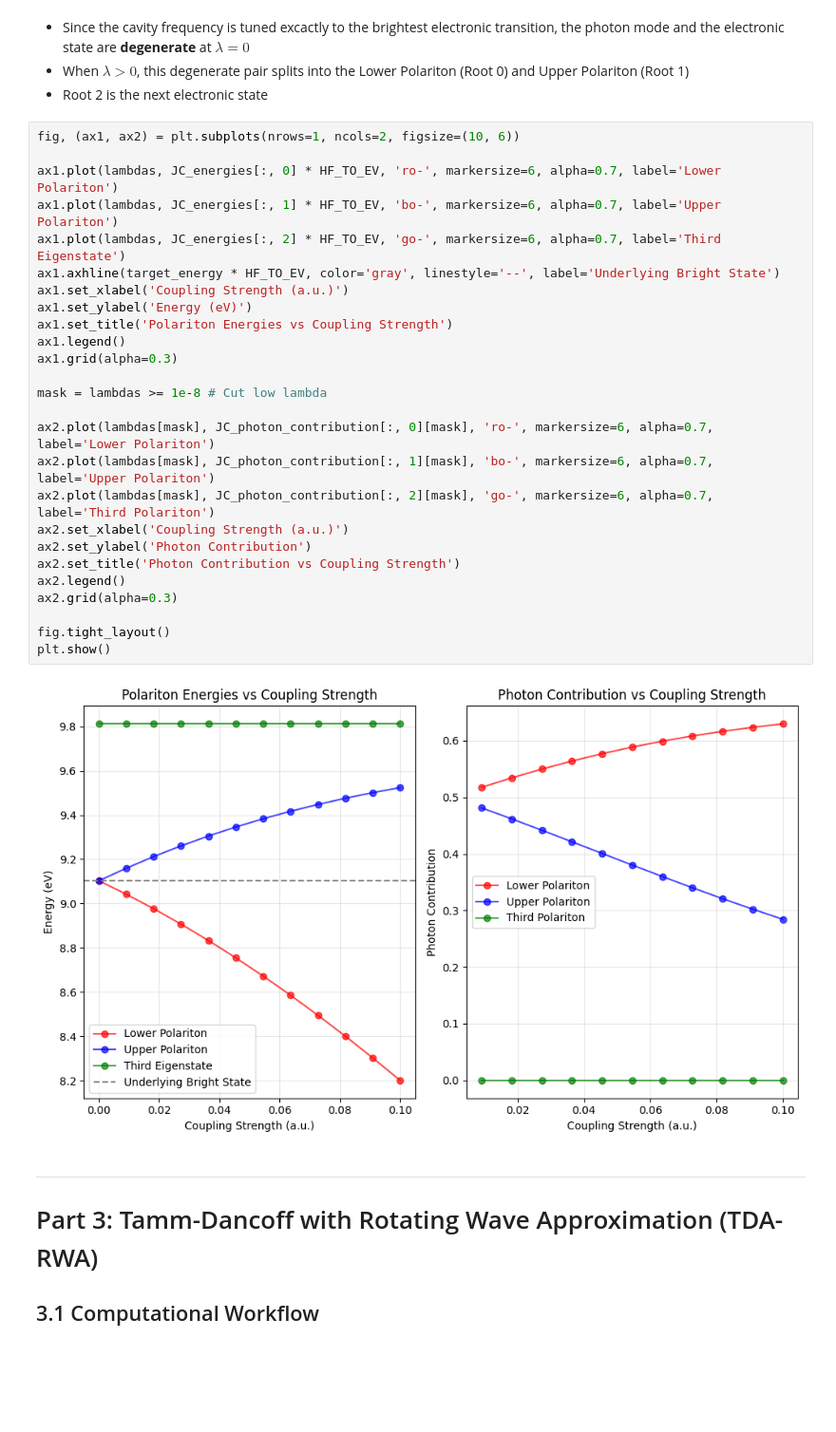
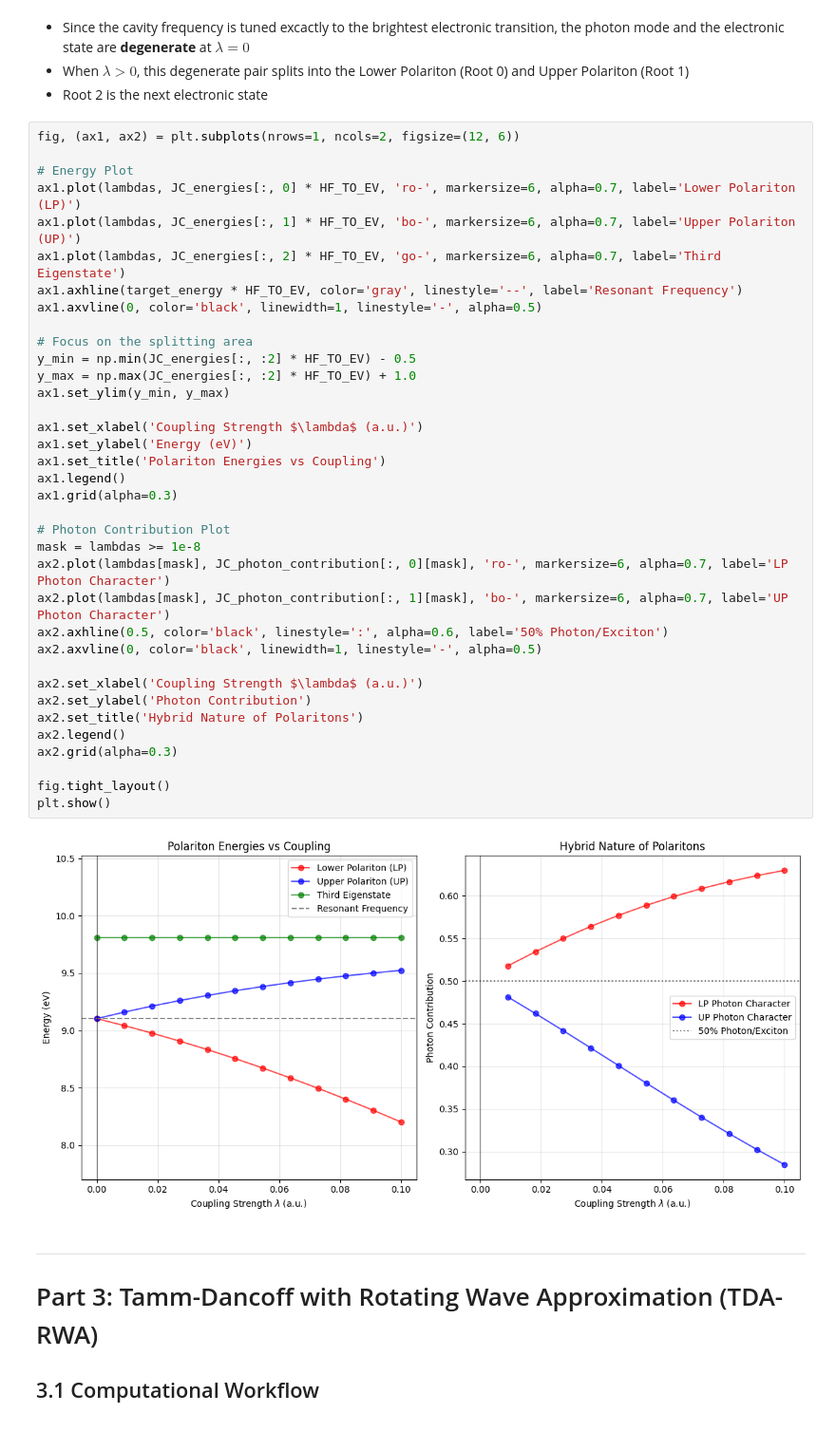
Before and after one commit to cc-ats/molecular-polariton-modeling, a Jupyter notebook: Lesson1_TDAJC.ipynb, the cells around one changed output. Shown at 95% size. Cells and saved outputs as stored; diff of their text form; blank space fills up the shorter version.

```diff
--- a/Lesson1_TDAJC.ipynb
+++ b/Lesson1_TDAJC.ipynb
@@ -363,33 +350,43 @@ Coupling: 0.100 a.u., Polariton Energies: [0.3014   0.349993 0.360578 0.363423 0
 + When $\lambda > 0$, this degenerate pair splits into the Lower Polariton (Root 0) and Upper Polariton (Root 1)
 + Root 2 is the next electronic state
 # %%
-fig, (ax1, ax2) = plt.subplots(nrows=1, ncols=2, figsize=(10, 6))
+fig, (ax1, ax2) = plt.subplots(nrows=1, ncols=2, figsize=(12, 6))
 
-ax1.plot(lambdas, JC_energies[:, 0] * HF_TO_EV, 'ro-', markersize=6, alpha=0.7, label='Lower Polariton')
-ax1.plot(lambdas, JC_energies[:, 1] * HF_TO_EV, 'bo-', markersize=6, alpha=0.7, label='Upper Polariton')
+# Energy Plot
+ax1.plot(lambdas, JC_energies[:, 0] * HF_TO_EV, 'ro-', markersize=6, alpha=0.7, label='Lower Polariton (LP)')
+ax1.plot(lambdas, JC_energies[:, 1] * HF_TO_EV, 'bo-', markersize=6, alpha=0.7, label='Upper Polariton (UP)')
 ax1.plot(lambdas, JC_energies[:, 2] * HF_TO_EV, 'go-', markersize=6, alpha=0.7, label='Third Eigenstate')
-ax1.axhline(target_energy * HF_TO_EV, color='gray', linestyle='--', label='Underlying Bright State')
-ax1.set_xlabel('Coupling Strength (a.u.)')
+ax1.axhline(target_energy * HF_TO_EV, color='gray', linestyle='--', label='Resonant Frequency')
+ax1.axvline(0, color='black', linewidth=1, linestyle='-', alpha=0.5)
+
+# Focus on the splitting area
+y_min = np.min(JC_energies[:, :2] * HF_TO_EV) - 0.5
+y_max = np.max(JC_energies[:, :2] * HF_TO_EV) + 1.0
+ax1.set_ylim(y_min, y_max)
+
+ax1.set_xlabel('Coupling Strength $\lambda$ (a.u.)')
 ax1.set_ylabel('Energy (eV)')
-ax1.set_title('Polariton Energies vs Coupling Strength')
+ax1.set_title('Polariton Energies vs Coupling')
 ax1.legend()
 ax1.grid(alpha=0.3)
 
-mask = lambdas >= 1e-8 # Cut low lambda
+# Photon Contribution Plot
+mask = lambdas >= 1e-8
+ax2.plot(lambdas[mask], JC_photon_contribution[:, 0][mask], 'ro-', markersize=6, alpha=0.7, label='LP Photon Character')
+ax2.plot(lambdas[mask], JC_photon_contribution[:, 1][mask], 'bo-', markersize=6, alpha=0.7, label='UP Photon Character')
+ax2.axhline(0.5, color='black', linestyle=':', alpha=0.6, label='50% Photon/Exciton')
+ax2.axvline(0, color='black', linewidth=1, linestyle='-', alpha=0.5)
 
-ax2.plot(lambdas[mask], JC_photon_contribution[:, 0][mask], 'ro-', markersize=6, alpha=0.7, label='Lower Polariton')
-ax2.plot(lambdas[mask], JC_photon_contribution[:, 1][mask], 'bo-', markersize=6, alpha=0.7, label='Upper Polariton')
-ax2.plot(lambdas[mask], JC_photon_contribution[:, 2][mask], 'go-', markersize=6, alpha=0.7, label='Third Polariton')
-ax2.set_xlabel('Coupling Strength (a.u.)')
+ax2.set_xlabel('Coupling Strength $\lambda$ (a.u.)')
 ax2.set_ylabel('Photon Contribution')
-ax2.set_title('Photon Contribution vs Coupling Strength')
+ax2.set_title('Hybrid Nature of Polaritons')
 ax2.legend()
 ax2.grid(alpha=0.3)
 
 fig.tight_layout()
 plt.show()
 # %% [output]
-[figure, old version]
+[figure, new version]
 # %% [markdown]
 ---
 # Part 3: Tamm-Dancoff with Rotating Wave Approximation (TDA-RWA)
```
Also changed, not shown: parts of 10 cells of this notebook, 3 other files.
